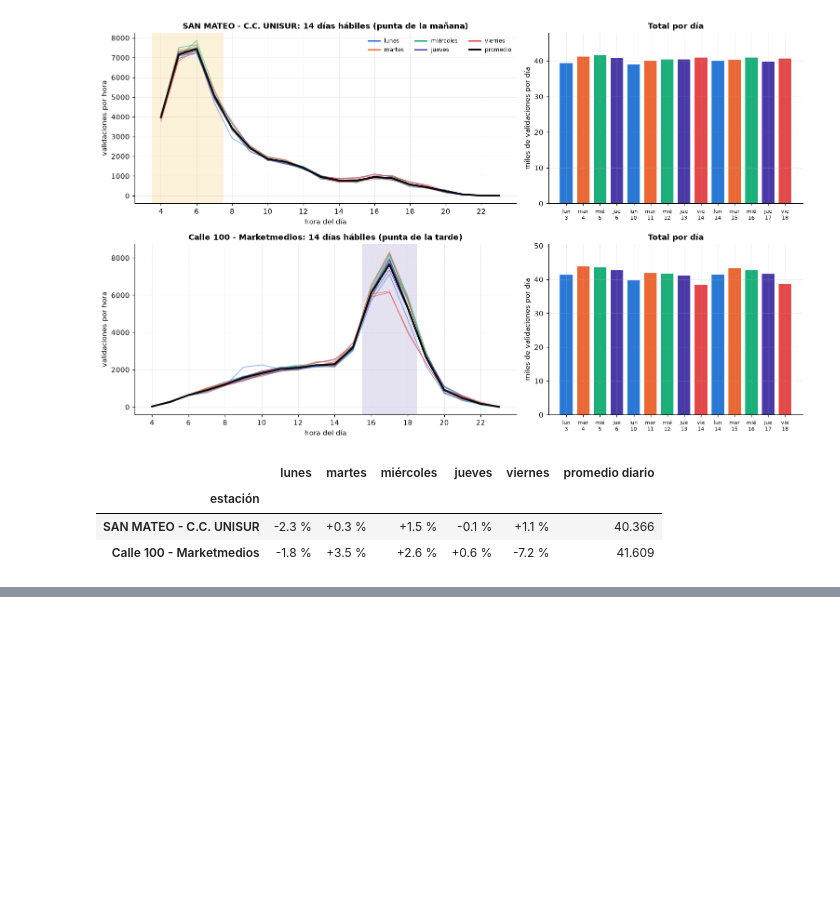
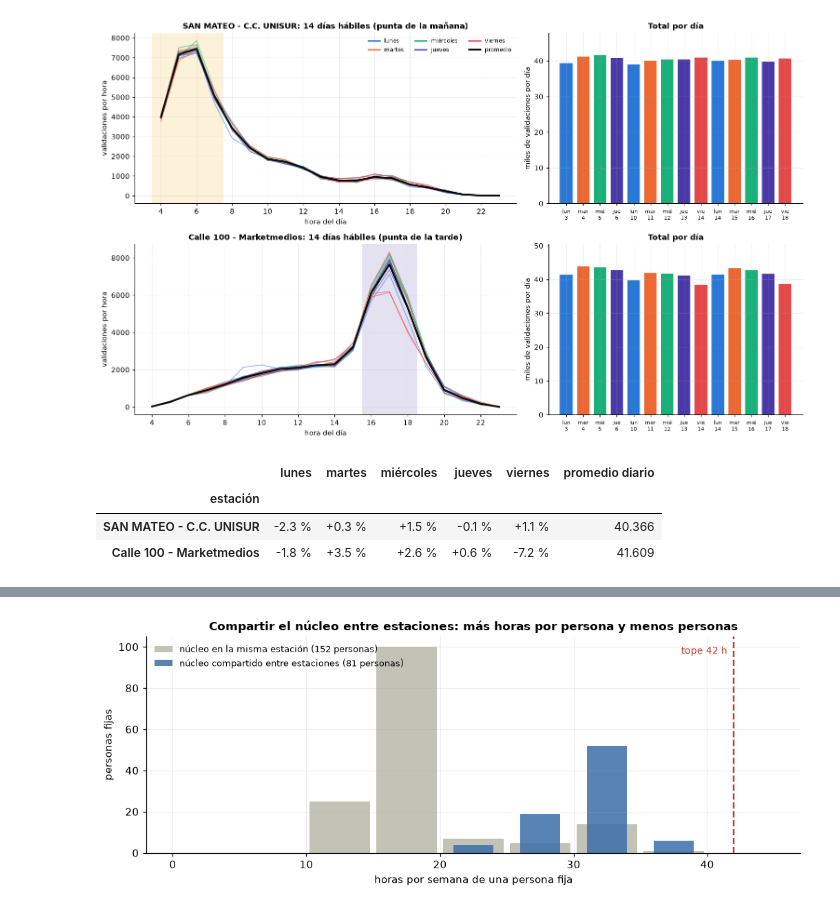
Before and after one commit to Juansanm21/transmilenio-perfiles-demanda, a Jupyter notebook: notebooks/04_ranking_y_personal_de_apoyo.ipynb, the cells around one changed output, grey strips where cells are left out. Drawn from its saved outputs; the diff is of its cells as text; code cells hidden in the pictures; blank space fills up the shorter version.

```diff
--- a/notebooks/05_eda_prioridad_estaciones.ipynb
+++ b/notebooks/04_ranking_y_personal_de_apoyo.ipynb
@@ -107,14 +62,0 @@ plt.tight_layout(); plt.savefig(FIGS / '05_curva_por_tipo_dia.png', bbox_inches=
-# %%
-# QUÉ HACE: resume en una tabla cuánto cambia cada tipo de día frente al día hábil y compara los tres viernes (uno festivo y dos normales).
-# CÓMO: promedios por tipo de día (validaciones por día, hora pico y parte del día que cae en esa hora).
-# QUÉ MIRAR: el sábado tiene ~62 % de la demanda de un hábil; el domingo y el festivo, ~30 %; el viernes festivo equivale a 28 % de un viernes normal.
-filas = []
-for t in ['hábil', 'sábado', 'domingo', 'festivo']:
-    d = dh[tipo_por_dia == t]; curva = d.mean()
-    filas.append({'tipo_dia': t, 'días': len(d), 'validaciones_por_día': d.sum(axis=1).mean(), 'hora_pico': int(curva.idxmax()), '% del día en la hora pico': curva.max() / curva.sum() * 100})
-resumen_dias = pd.DataFrame(filas).set_index('tipo_dia')
-resumen_dias['% frente a un día hábil'] = resumen_dias['validaciones_por_día'] / resumen_dias.loc['hábil', 'validaciones_por_día'] * 100
-display(resumen_dias.round(1))
-viernes = calendario[(calendario['día'] == 'viernes') & calendario['completo']][['validaciones', 'tipo_dia']].copy()
-viernes['% frente al viernes normal'] = viernes['validaciones'] / viernes.loc[viernes['tipo_dia'] == 'hábil', 'validaciones'].mean() * 100
-viernes.round(1)
@@ -1167,0 +1058,13 @@ Persona-horas de la ventana crítica de las pilotos (personas por hora sumadas d
+# %%
+# QUÉ HACE: compara las horas por semana de una persona fija con el núcleo en la misma estación y con el núcleo compartido entre estaciones.
+# CÓMO: histograma de las horas por semana de cada persona fija en los dos esquemas; la línea roja es el tope de 42 horas.
+# QUÉ MIRAR: compartir entre estaciones mueve a las personas fijas hacia más horas por semana, aunque quedan por debajo del tope.
+fig, ax = plt.subplots(figsize=(9.5, 3.8))
+bins = np.arange(0, 46, 5)
+ax.hist(hp, bins=bins, color='#c3c2b7', label=f"núcleo en la misma estación ({len(hp)} personas)", rwidth=0.9)
+ax.hist(pares['horas por semana'], bins=bins, color='#3b6ea8', alpha=0.85, label=f"núcleo compartido entre estaciones ({len(pares)} personas)", rwidth=0.6)
+ax.axvline(TOPE_SEMANAL, color='#c0392b', lw=1.6, ls='--'); ax.text(TOPE_SEMANAL - 0.5, ax.get_ylim()[1] * 0.92, 'tope 42 h', color='#c0392b', ha='right', fontsize=9)
+ax.set_xlabel('horas por semana de una persona fija'); ax.set_ylabel('personas fijas'); ax.set_title('Compartir el núcleo entre estaciones: más horas por persona y menos personas'); ax.legend(fontsize=8.5)
+plt.tight_layout(); plt.savefig(FIGS / '04_personal_compartido.png', bbox_inches='tight'); plt.show()
+# %% [output]
+[figure, added]
```
Also changed, not shown: parts of 40 cells of this notebook, 48 other files.
